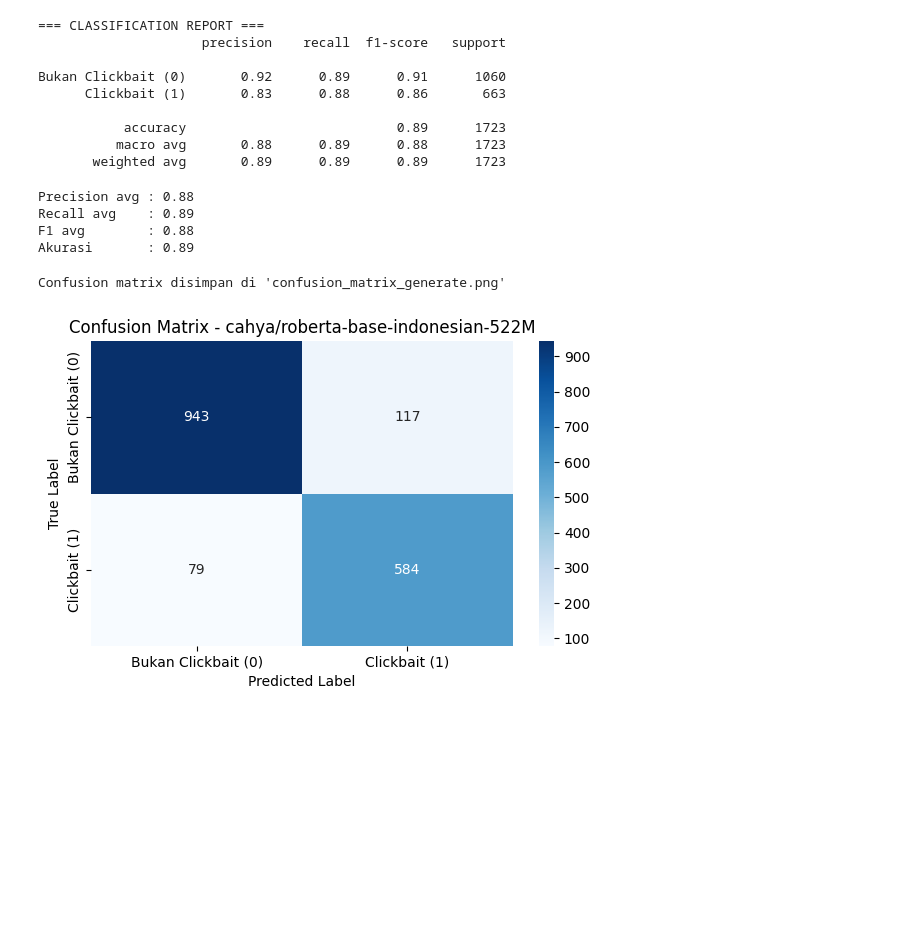
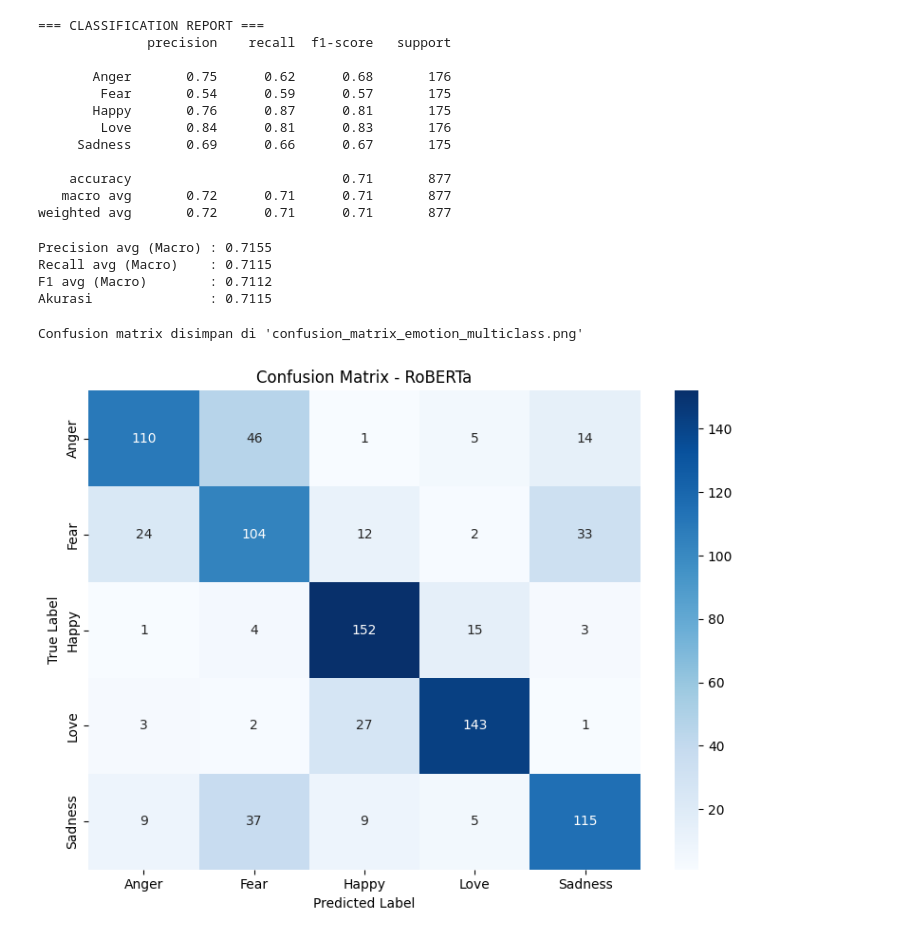
Before and after one commit to RasyadBima15/Multiclass-Emotion-Classification-on-Indonesian-Product-Reviews, a Jupyter notebook: cahya_roberta-base-indonesian-522M/test.ipynb, the cells around one changed output. Drawn from its saved outputs; the diff is of its cells as text; code cells hidden in the pictures; blank space fills up the shorter version.

```diff
--- a/cahya_roberta-base-indonesian-522M/test.ipynb
+++ b/cahya_roberta-base-indonesian-522M/test.ipynb
@@ -219,15 +219,28 @@ df_predictions.to_csv("predictions.csv", index=False)
+# %%
+df_predictions = pd.read_csv('predictions.csv')
+# %%
+y_true_emosi = df_predictions['label_asli']
+y_pred_emosi = df_predictions['prediksi_emosi']
+TARGET_NAMES = ['Anger', 'Fear', 'Happy', 'Love', 'Sadness']
+# %%
+EMOTION_TO_ID = {name: i for i, name in enumerate(TARGET_NAMES)}
+y_true_id = y_true_emosi.map(EMOTION_TO_ID).values
+y_pred_id = y_pred_emosi.map(EMOTION_TO_ID).values
 # %%
-report = classification_report(y_true, y_pred, target_names=["Bukan Clickbait (0)", "Clickbait (1)"])
+report = classification_report(y_true_id, y_pred_id, target_names=TARGET_NAMES)
 print("\n=== CLASSIFICATION REPORT ===")
 print(report)
 # %% [output]
 === CLASSIFICATION REPORT ===
-                     precision    recall  f1-score   support
+              precision    recall  f1-score   support
 
-Bukan Clickbait (0)       0.92      0.89      0.91      1060
-      Clickbait (1)       0.83      0.88      0.86       663
+       Anger       0.75      0.62      0.68       176
+        Fear       0.54      0.59      0.57       175
+       Happy       0.76      0.87      0.81       175
+        Love       0.84      0.81      0.83       176
+     Sadness       0.69      0.66      0.67       175
 
-           accuracy                           0.89      1723
-          macro avg       0.88      0.89      0.88      1723
-       weighted avg       0.89      0.89      0.89      1723
+    accuracy                           0.71       877
+   macro avg       0.72      0.71      0.71       877
+weighted avg       0.72      0.71      0.71       877
 # %%
@@ -238,29 +251,36 @@ accuracy = accuracy_score(y_true, y_pred)
 # %%
-print(f"\nPrecision avg : {precision_avg:.2f}")
-print(f"Recall avg    : {recall_avg:.2f}")
-print(f"F1 avg        : {f1_avg:.2f}")
-print(f"Akurasi       : {accuracy:.2f}")
+print(f"\nPrecision avg (Macro) : {precision_avg:.4f}")
+print(f"Recall avg (Macro)    : {recall_avg:.4f}")
+print(f"F1 avg (Macro)        : {f1_avg:.4f}")
+print(f"Akurasi               : {accuracy:.4f}")
 # %% [output]
-Precision avg : 0.88
-Recall avg    : 0.89
-F1 avg        : 0.88
-Akurasi       : 0.89
+Precision avg (Macro) : 0.7155
+Recall avg (Macro)    : 0.7115
+F1 avg (Macro)        : 0.7112
+Akurasi               : 0.7115
 # %%
-cm = confusion_matrix(y_true, y_pred)
-plt.figure(figsize=(6, 4))
+# --- CONFUSION MATRIX MULTICLASS ---
+cm = confusion_matrix(y_true_id, y_pred_id)
+
+# Ukuran figure disesuaikan untuk 5 kelas
+plt.figure(figsize=(8, 6))
 sns.heatmap(cm, annot=True, fmt='d', cmap='Blues',
-            xticklabels=["Bukan Clickbait (0)", "Clickbait (1)"],
-            yticklabels=["Bukan Clickbait (0)", "Clickbait (1)"])
-plt.title("Confusion Matrix - cahya/roberta-base-indonesian-522M")
+            # Gunakan TARGET_NAMES untuk label sumbu (5 label)
+            xticklabels=TARGET_NAMES,
+            yticklabels=TARGET_NAMES)
+
+plt.title("Confusion Matrix - RoBERTa")
 plt.xlabel("Predicted Label")
 plt.ylabel("True Label")
 plt.tight_layout()
-plt.savefig("confusion_matrix_generate.png", dpi=300)
-print("Confusion matrix disimpan di 'confusion_matrix_generate.png'")
+
+# Simpan dan tampilkan
+plt.savefig("confusion_matrix_emotion_multiclass.png", dpi=300)
+print("\nConfusion matrix disimpan di 'confusion_matrix_emotion_multiclass.png'")
 plt.show()
 # %% [output]
-Confusion matrix disimpan di 'confusion_matrix_generate.png'
+Confusion matrix disimpan di 'confusion_matrix_emotion_multiclass.png'
-[figure, old version]
+[figure, new version]
 # %%
 df_predictions
 # %% [output]
```
Also changed, not shown: parts of 19 cells of this notebook, 19 other files.
